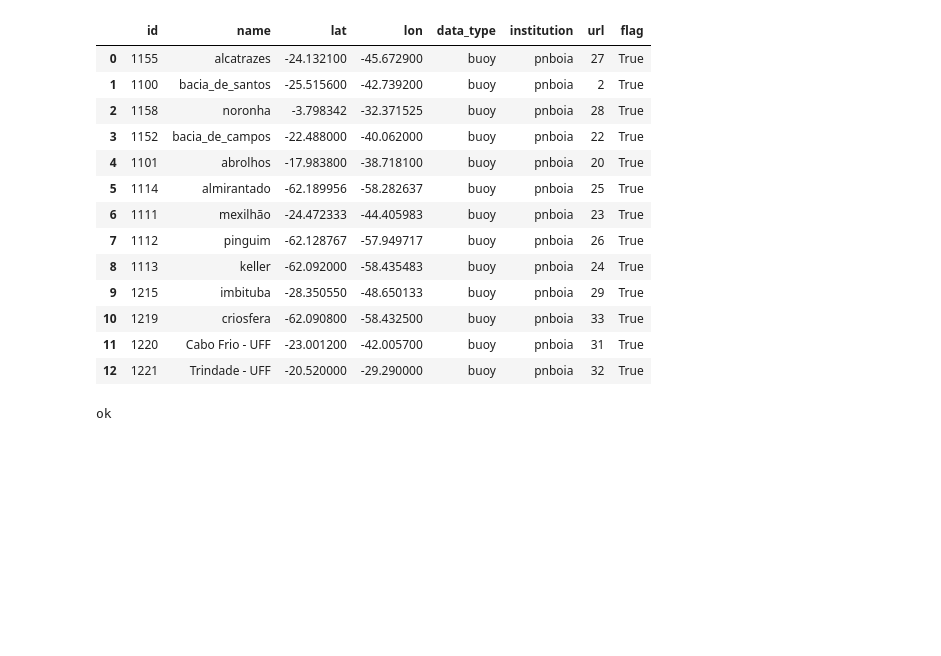
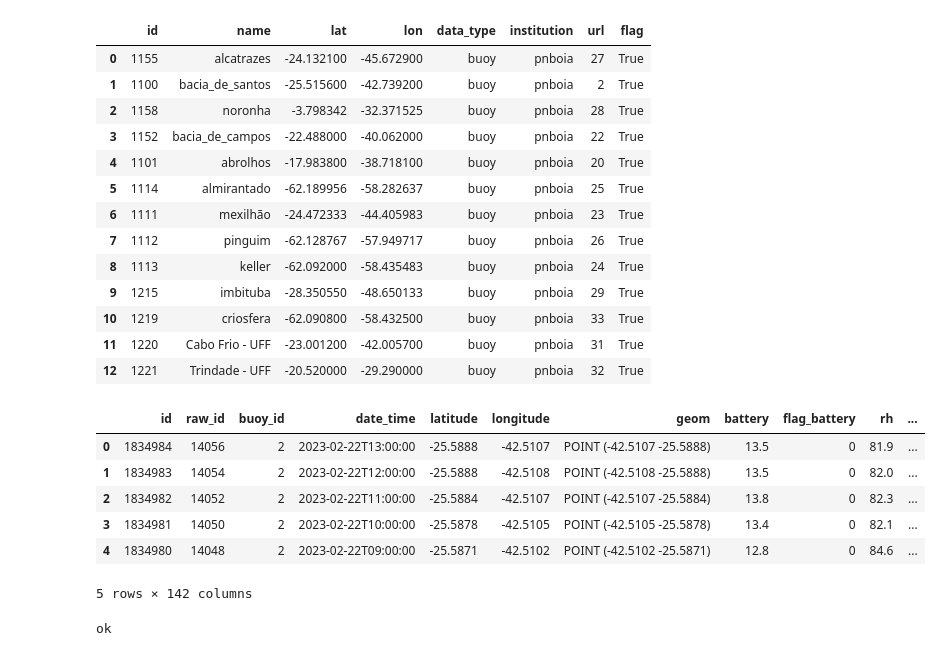
Before and after one commit to soutobias/oceanoobsbrasil, a Jupyter notebook: notebooks/pnboia.ipynb, the cells around one changed output. Saved outputs shown, nothing was run; the diff lists cells and outputs as text; code cells hidden in the pictures; blank space fills up the shorter version.

```diff
--- a/notebooks/pnboia.ipynb
+++ b/notebooks/pnboia.ipynb
@@ -78,8 +81,19 @@ stations
 | 11 | 1220 | Cabo Frio - UFF | -23.001200 | -42.005700 | buoy | pnboia | 31 | True |
 | 12 | 1221 | Trindade - UFF | -20.520000 | -29.290000 | buoy | pnboia | 32 | True |
 # %%
-url=f"https://remobsapi.herokuapp.com/api/v2/qualified_values?buoy=33&start_date={start_date}&end_date={end_date}&token={os.getenv('REMOBS_TOKEN')}"
+url=f"http://52.67.222.63/v1/qualified_data/qualified_data?buoy_id=2&start_date={start_date}&end_date={end_date}&token={os.getenv('REMOBS_TOKEN')}"
 response = requests.get(url).json()
+# %%
+df = pd.DataFrame(response)
+df.head()
+# %% [output]
+|  | id | raw_id | buoy_id | date_time | latitude | longitude | geom | battery | flag_battery | rh | ... |
+| 0 | 1834984 | 14056 | 2 | 2023-02-22T13:00:00 | -25.5888 | -42.5107 | POINT (-42.5107 -25.5888) | 13.5 | 0 | 81.9 | ... |
+| 1 | 1834983 | 14054 | 2 | 2023-02-22T12:00:00 | -25.5888 | -42.5108 | POINT (-42.5108 -25.5888) | 13.5 | 0 | 82.0 | ... |
+| 2 | 1834982 | 14052 | 2 | 2023-02-22T11:00:00 | -25.5884 | -42.5107 | POINT (-42.5107 -25.5884) | 13.8 | 0 | 82.3 | ... |
+| 3 | 1834981 | 14050 | 2 | 2023-02-22T10:00:00 | -25.5878 | -42.5105 | POINT (-42.5105 -25.5878) | 13.4 | 0 | 82.1 | ... |
+| 4 | 1834980 | 14048 | 2 | 2023-02-22T09:00:00 | -25.5871 | -42.5102 | POINT (-42.5102 -25.5871) | 12.8 | 0 | 84.6 | ... |
+5 rows × 142 columns
 # %%
 df = pd.DataFrame(response)
 for i in df.columns:
```
Also changed, not shown: parts of 3 cells of this notebook, 7 other files.
